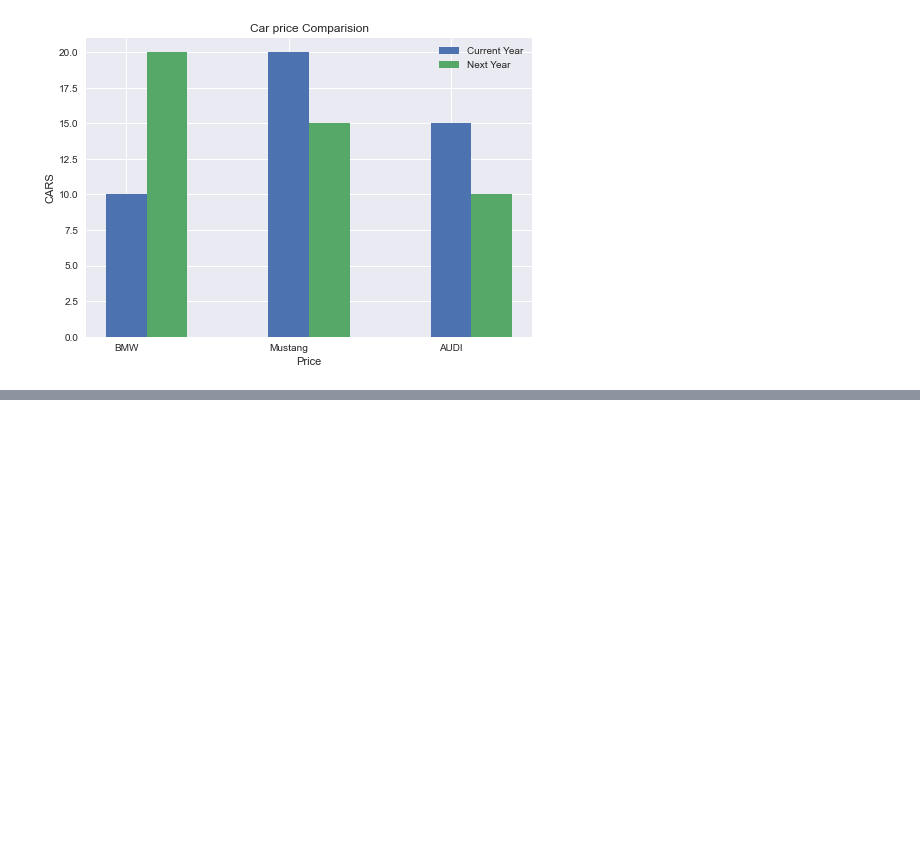
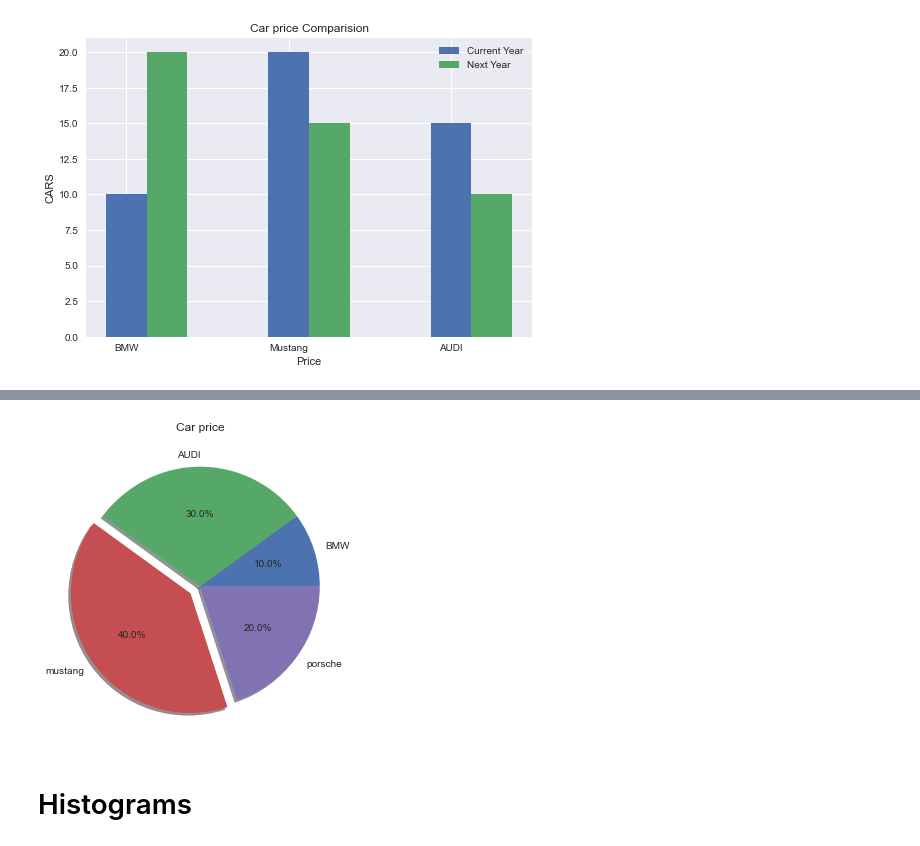
Before and after one commit to aryangulati/Python_Code, a Jupyter notebook: 3.)Data Analysis/Data Visualization/Data_Visualisation.ipynb, the cells around one changed output, grey strips where cells are left out. Saved outputs shown, nothing was run; the diff lists cells and outputs as text; code cells hidden in the pictures; blank space fills up the shorter version.

```diff
--- a/3.)Data Analysis/Data Visualization/Data_Visualisation.ipynb
+++ b/3.)Data Analysis/Data Visualization/Data_Visualisation.ipynb
@@ -157,0 +174,15 @@ plt.show()
+# %%
+plt.style.use("seaborn")
+# %%
+cars="BMW","AUDI","mustang","porsche"
+prices=[100,300,400,200]
+
+plt.pie(prices,labels=cars,explode=(0,0,0.1,0),autopct="%1.1f%%",shadow=True)
+plt.title("Car price")
+#you an also set new colors
+#see documentation
+plt.show()
+# %% [output]
+[figure, added]
+# %% [markdown]
+# Histograms
```
Also changed, not shown: parts of 25 cells of this notebook, 1 other file.
